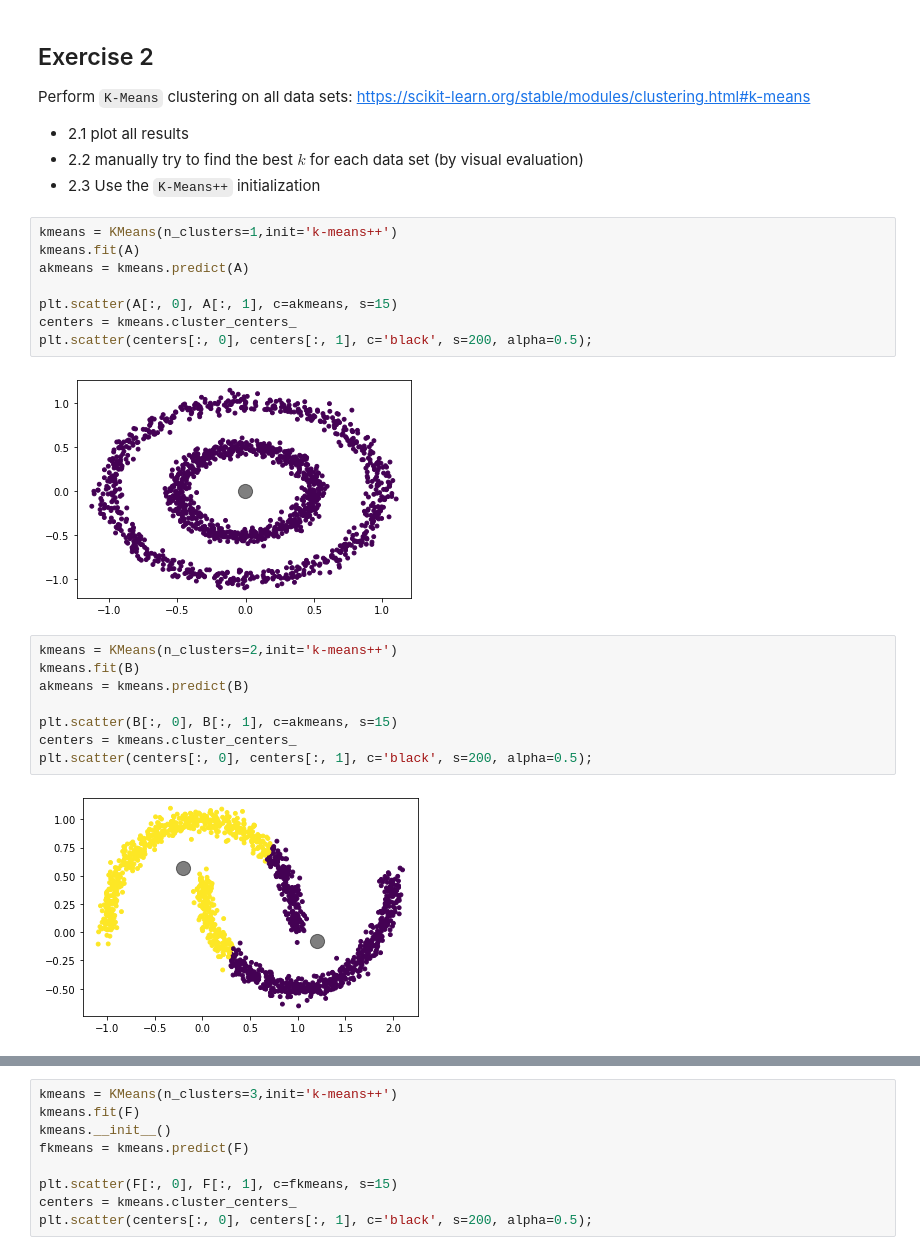
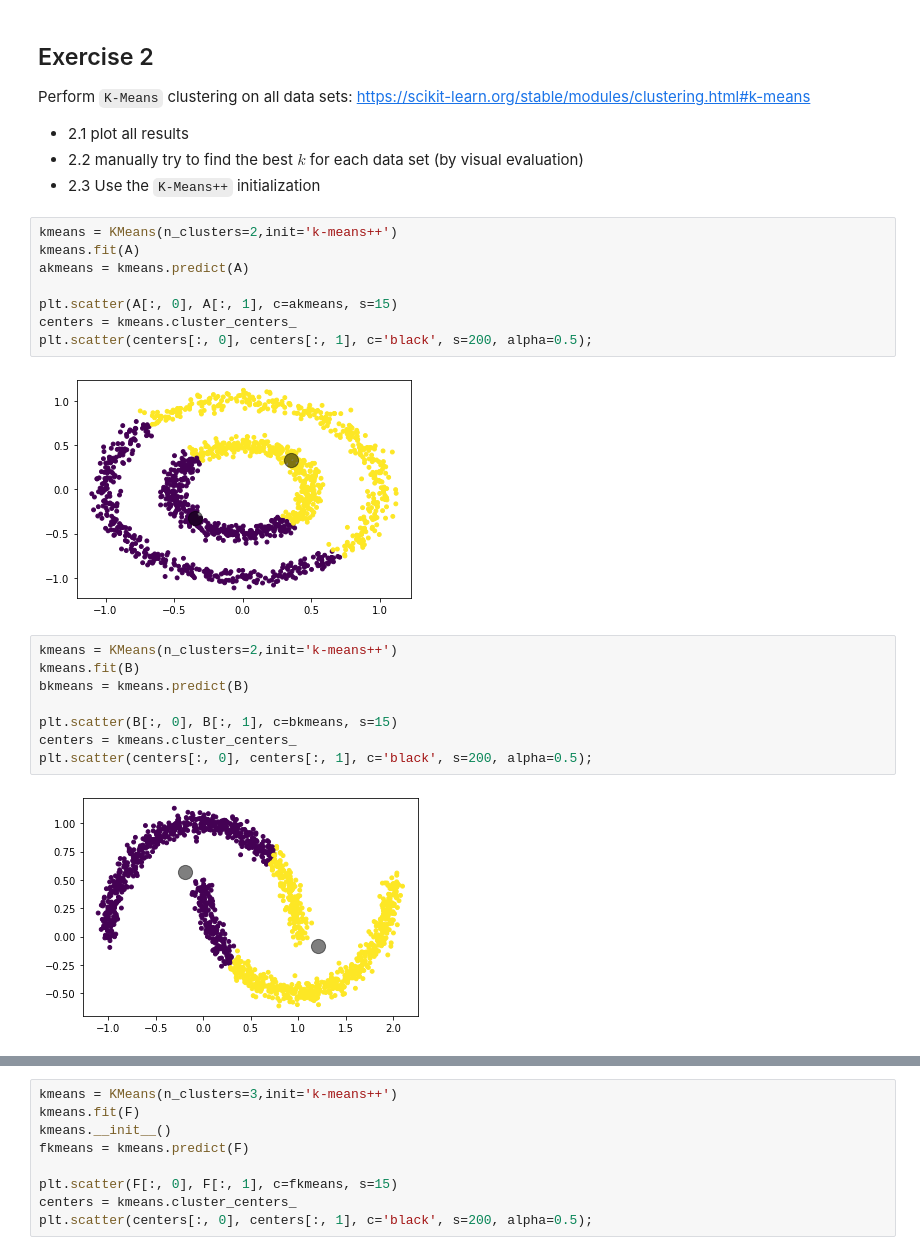
Before and after one commit to kromy99/DataMining2020, a Jupyter notebook: week4/Lab_Clustering.ipynb, the cells around one changed output, grey strips where cells are left out. Saved outputs shown, nothing was run; the diff lists cells and outputs as text.

````diff
--- a/week4/Lab_Clustering.ipynb
+++ b/week4/Lab_Clustering.ipynb
@@ -53,7 +54,7 @@
 * 2.2 manually try to find the best $k$ for each data set (by visual evaluation)
 * 2.3 Use the ```K-Means++``` initialization
 # %%
-kmeans = KMeans(n_clusters=1,init='k-means++')
+kmeans = KMeans(n_clusters=2,init='k-means++')
 kmeans.fit(A)
 akmeans = kmeans.predict(A)
 
@@ -61,17 +62,17 @@ plt.scatter(A[:, 0], A[:, 1], c=akmeans, s=15)
 centers = kmeans.cluster_centers_
 plt.scatter(centers[:, 0], centers[:, 1], c='black', s=200, alpha=0.5);
 # %% [output]
-[figure, old version]
+[figure, new version]
 # %%
 kmeans = KMeans(n_clusters=2,init='k-means++')
 kmeans.fit(B)
-akmeans = kmeans.predict(B)
+bkmeans = kmeans.predict(B)
 
-plt.scatter(B[:, 0], B[:, 1], c=akmeans, s=15)
+plt.scatter(B[:, 0], B[:, 1], c=bkmeans, s=15)
 centers = kmeans.cluster_centers_
 plt.scatter(centers[:, 0], centers[:, 1], c='black', s=200, alpha=0.5);
 # %% [output]
-[figure, old version]
+[figure, new version]
 # %%
 kmeans = KMeans(n_clusters=3,init='k-means++')
 kmeans.fit(C)
````
Also changed, not shown: parts of 11 cells of this notebook, 2 other files.
